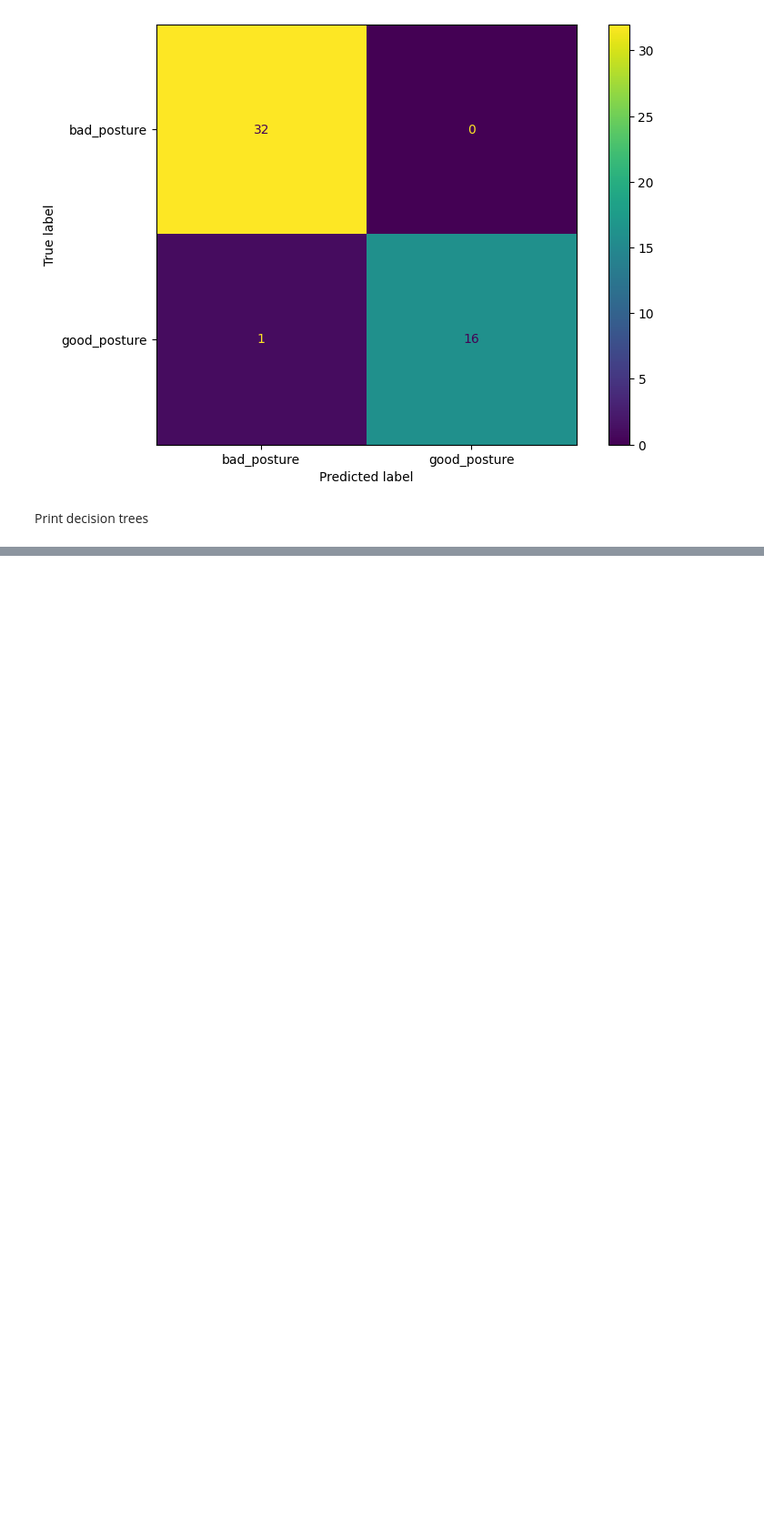
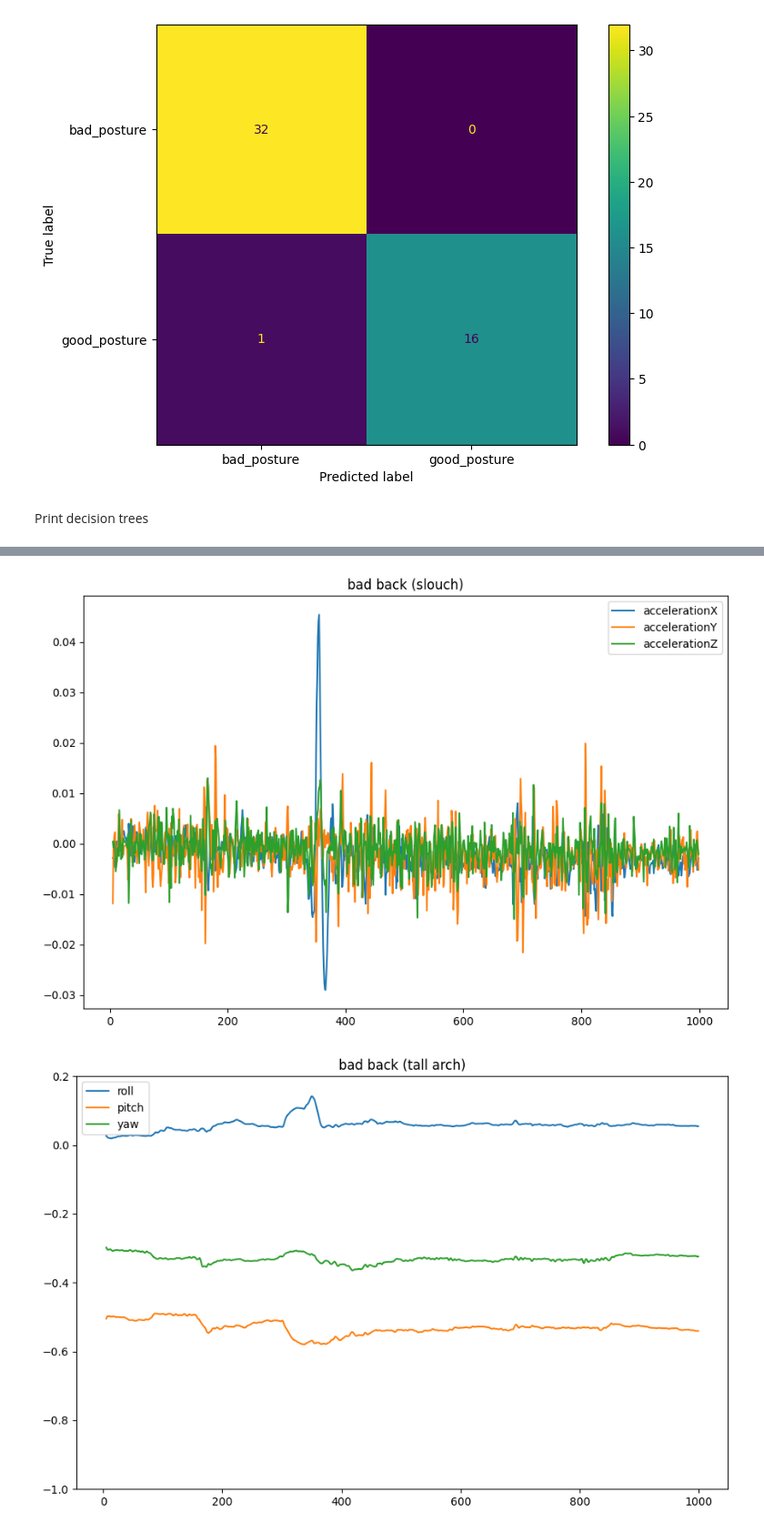
Before and after one commit to compsci-328-spring25/final-project-neck-posture-pusheen, a Jupyter notebook: neck_posture_notebook.ipynb, the cells around one changed output, grey strips where cells are left out. Shown: that part at 91% size. Cells and saved outputs as stored; diff of their text form; code cells hidden in the pictures; blank space fills up the shorter version.

Commit message:
fixed some wrongly named data

```diff
--- a/neck_posture_notebook.ipynb
+++ b/neck_posture_notebook.ipynb
@@ -79,6 +73,33 @@ def plot_xyz(data):
 
     fig.tight_layout()
     fig.show()
+# %%
+def plot_roll_pitch_yaw(data, title):
+
+    # Set axis
+    axis = ['roll', 'pitch', 'yaw']
+
+    # Generate datetime index
+    start = pd.Timestamp('2023-01-01')
+    start = 5
+    end = 10 * 100
+
+    fig, ax = plt.subplots()
+    window = data.iloc[start:end]
+
+    ax.set_ylim([-1, 0.2])
+
+    ax.plot(window.index, window[axis[0]], label=axis[0])
+    ax.plot(window.index, window[axis[1]], label=axis[1])
+    ax.plot(window.index, window[axis[2]], label=axis[2])
+
+    ax.legend()
+    ax.set_title(title)
+
+
+
+    fig.tight_layout()
+    fig.show()
 # %%
 # Helper function to visualize model
 def viz_tree(dt_model,features_frames,cnames,filename='dt.png'):
@@ -305 +326,8 @@ viz_tree(dt_model_binary, feature_frames_binary, feature_frames_binary['activity
 [figure]
+# %%
+raw_data_example = pd.read_csv("data/training_data/bad_back_tall_arch/KM_bad_back_tall_arch_1.csv")
+plot_xyz(raw_data_example, "bad back (slouch)")
+plot_roll_pitch_yaw(raw_data_example, "bad back (tall arch)")
+# %% [output]
+[figure, added]
+[figure, added]
```
Also changed, not shown: parts of 4 cells of this notebook, 8 other files.
